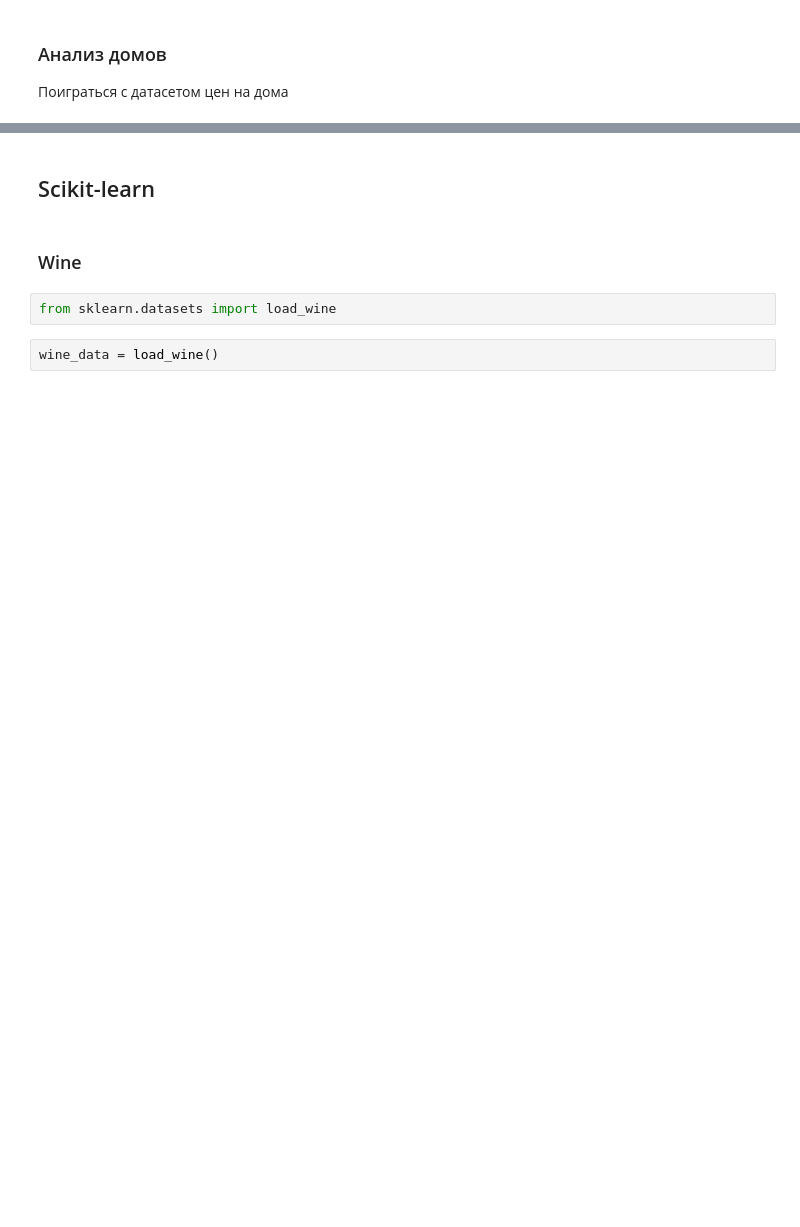
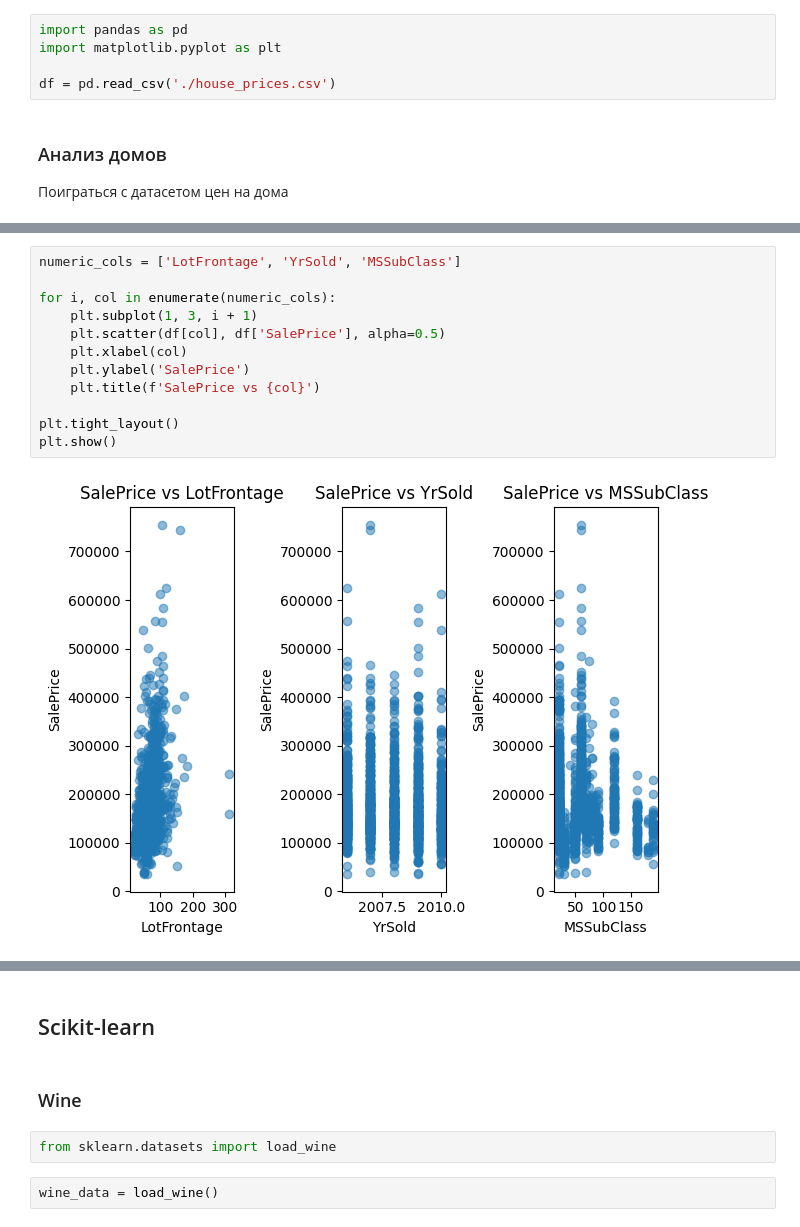
Before and after one commit to poslam/sem6-ds, a Jupyter notebook: ml/labs/1/1.ipynb, the cells around one changed output, grey strips where cells are left out. Drawn from its saved outputs; the diff is of its cells as text; blank space fills up the shorter version.

```diff
--- a/ml/labs/1/1.ipynb
+++ b/ml/labs/1/1.ipynb
@@ -97,6 +97,11 @@ v2 = np.random.rand(100)
 assert dist(v1, v2).round(8) == np.linalg.norm(v1 - v2).round(8)
 # %% [markdown]
 ## Pandas
+# %%
+import pandas as pd
+import matplotlib.pyplot as plt
+
+df = pd.read_csv('./house_prices.csv')
 # %% [markdown]
 ### Анализ домов
 Поиграться с датасетом цен на дома
@@ -111,0 +128,14 @@ assert dist(v1, v2).round(8) == np.linalg.norm(v1 - v2).round(8)
+# %%
+numeric_cols = ['LotFrontage', 'YrSold', 'MSSubClass']
+
+for i, col in enumerate(numeric_cols):
+    plt.subplot(1, 3, i + 1)
+    plt.scatter(df[col], df['SalePrice'], alpha=0.5)
+    plt.xlabel(col)
+    plt.ylabel('SalePrice')
+    plt.title(f'SalePrice vs {col}')
+
+plt.tight_layout()
+plt.show()
+# %% [output]
+[figure, added]
```
Also changed, not shown: parts of 14 cells of this notebook, 1 other file.
